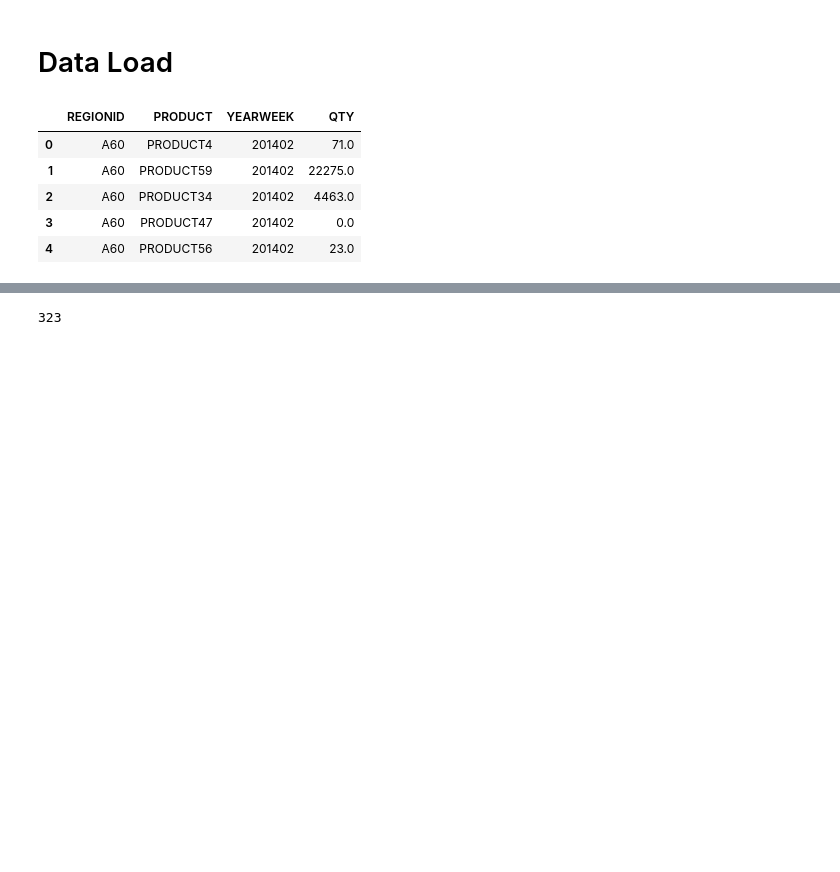
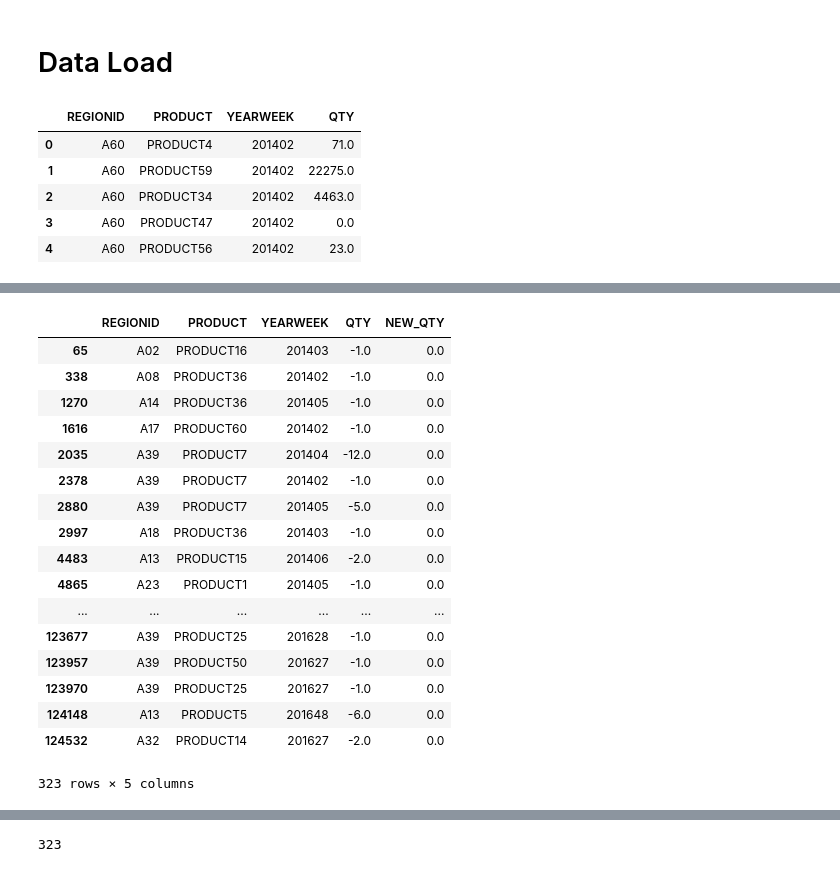
Before and after one commit to mocabon/pythonProject, a Jupyter notebook: mini.ipynb, the cells around one changed output, grey strips where cells are left out. Saved outputs shown, nothing was run; the diff lists cells and outputs as text; code cells hidden in the pictures; blank space fills up the shorter version.

```diff
--- a/mini.ipynb
+++ b/mini.ipynb
@@ -43,0 +44,3 @@ kcsData.head()
+# %%
+selloutData = pd.read_csv("./dataset/kopo_channel_seasonality_new.csv")
+selloutData.head(2)
@@ -43,0 +51,5 @@ kcsData.head()
+# %%
+selloutData["NEW_QTY"] = np.where(selloutData["QTY"] < 0,
+                                 0, selloutData["QTY"])
+# %%
+selloutData["WEEK"] = selloutData["YEARWEEK"].astype(str).str[4:]
@@ -43,0 +65,21 @@ kcsData.head()
+# %%
+selloutData[ selloutData["QTY"] < 0 ]
+# %% [output]
+|  | REGIONID | PRODUCT | YEARWEEK | QTY | NEW_QTY |
+| 65 | A02 | PRODUCT16 | 201403 | -1.0 | 0.0 |
+| 338 | A08 | PRODUCT36 | 201402 | -1.0 | 0.0 |
+| 1270 | A14 | PRODUCT36 | 201405 | -1.0 | 0.0 |
+| 1616 | A17 | PRODUCT60 | 201402 | -1.0 | 0.0 |
+| 2035 | A39 | PRODUCT7 | 201404 | -12.0 | 0.0 |
+| 2378 | A39 | PRODUCT7 | 201402 | -1.0 | 0.0 |
+| 2880 | A39 | PRODUCT7 | 201405 | -5.0 | 0.0 |
+| 2997 | A18 | PRODUCT36 | 201403 | -1.0 | 0.0 |
+| 4483 | A13 | PRODUCT15 | 201406 | -2.0 | 0.0 |
+| 4865 | A23 | PRODUCT1 | 201405 | -1.0 | 0.0 |
+| ... | ... | ... | ... | ... | ... |
+| 123677 | A39 | PRODUCT25 | 201628 | -1.0 | 0.0 |
+| 123957 | A39 | PRODUCT50 | 201627 | -1.0 | 0.0 |
+| 123970 | A39 | PRODUCT25 | 201627 | -1.0 | 0.0 |
+| 124148 | A13 | PRODUCT5 | 201648 | -6.0 | 0.0 |
+| 124532 | A32 | PRODUCT14 | 201627 | -2.0 | 0.0 |
+323 rows × 5 columns
```
Also changed, not shown: parts of 17 cells of this notebook.
